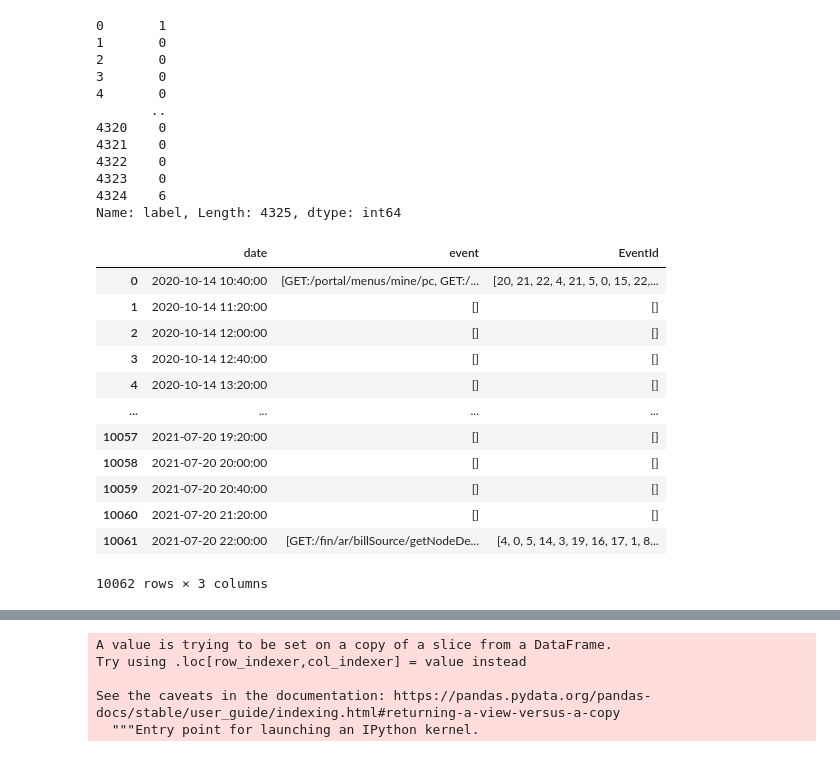
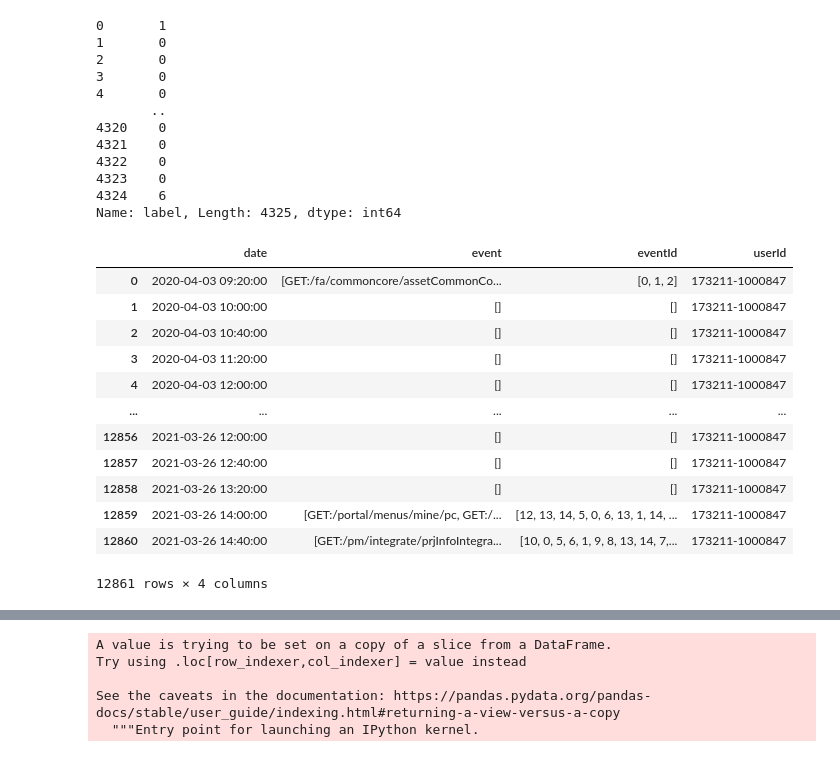
Before and after one commit to chasezcz/LogAnomalyIdentify, a Jupyter notebook: src/data_prepare.ipynb, the cells around one changed output, grey strips where cells are left out. Cells and saved outputs as stored; diff of their text form; code cells hidden in the pictures.

```diff
--- a/src/data_prepare.ipynb
+++ b/src/data_prepare.ipynb
@@ -265,44 +266,64 @@ def getLogsFromDBByUserID(userID: str, columns: List[str] = []) -> pd.DataFrame:
 # %%
 import numpy as np
 import pandas as pd
+from datetime import datetime
 import logging as log
 # from data_prepare import getLogsFromDBByUserID
 # import data_prepare
 
-# log.debug("开始处理用户%s, %d/%d" % (user, id, userNum))
-tdf = getLogsFromDBByUserID('173211-1001180', ['time', 'urlEntry', 'method'])
+users = ['173211-1000847', '173211-1000852']
+columns = [
+    'time', 'urlEntry', 'method'
+]
+
+ths = '40min'
+
+eventMap = {}
+user = users[0]
+# for id, user in enumerate(users):
+log.debug("开始处理用户%s, %d/%d" % (user, 1, 1))
+tdf = getLogsFromDBByUserID(user, columns)
 log.debug("共获取到%d条数据" % len(tdf))
-ths = '40min'
-eventMap = {}
 
 tdf['date'] = tdf['time'].apply(
     lambda timestamp: datetime.fromtimestamp(timestamp))
 tdf['event'] = tdf['method'] + ':' + tdf['urlEntry']
 tdf = tdf[['date', 'event']]
-# update event map
-# eventMap = {event: id for id, event in enumerate(
-#     df['event'].value_counts().keys())}
+
+# tdf['userId'] =
+# # update event map
+# # eventMap = {event: id for id, event in enumerate(
+# #     df['event'].value_counts().keys())}
 for event in tdf['event']:
     if event not in eventMap:
         eventMap[event] = len(eventMap)
 
-tdf['EventId'] = tdf['event'].apply(lambda e: eventMap[e])
-deeplogDf = tdf.set_index('date').resample(ths).apply(
+tdf['eventId'] = tdf['event'].apply(lambda e: eventMap[e])
+# tdf['userId'] = user
+
+rdf = tdf.set_index('date').resample(ths).apply(
     lambda array: list(array)).reset_index()
-
-deeplogDf
-# df = pd.concat([df, deeplogDf], ignore_index=True)
+rdf = rdf.dropna(axis=0, subset=['eventId'])
+rdf['userId'] = user
+rdf
+# df = pd.concat([df, rdf], ignore_index=True)
+# # 制作长序列
+# lseq = []
+# for seq in rdf['eventId']:
+#     cnter = collections.Counter(seq)
+#     lseq.extend([i for i, _ in cnter.most_common(2)])
+# longSeq = longSeq.append(' '.join(lseq))
 # %% [output]
-|  | date | event | EventId |
-| 0 | 2020-10-14 10:40:00 | [GET:/portal/menus/mine/pc, GET:/... | [20, 21, 22, 4, 21, 5, 0, 15, 22,... |
-| 1 | 2020-10-14 11:20:00 | [] | [] |
-| 2 | 2020-10-14 12:00:00 | [] | [] |
-| 3 | 2020-10-14 12:40:00 | [] | [] |
-| 4 | 2020-10-14 13:20:00 | [] | [] |
-| ... | ... | ... | ... |
-| 10057 | 2021-07-20 19:20:00 | [] | [] |
-| 10058 | 2021-07-20 20:00:00 | [] | [] |
-| 10059 | 2021-07-20 20:40:00 | [] | [] |
-| 10060 | 2021-07-20 21:20:00 | [] | [] |
-| 10061 | 2021-07-20 22:00:00 | [GET:/fin/ar/billSource/getNodeDe... | [4, 0, 5, 14, 3, 19, 16, 17, 1, 8... |
+|  | date | event | eventId | userId |
+| 0 | 2020-04-03 09:20:00 | [GET:/fa/commoncore/assetCommonCo... | [0, 1, 2] | 173211-1000847 |
+| 1 | 2020-04-03 10:00:00 | [] | [] | 173211-1000847 |
+| 2 | 2020-04-03 10:40:00 | [] | [] | 173211-1000847 |
+| 3 | 2020-04-03 11:20:00 | [] | [] | 173211-1000847 |
+| 4 | 2020-04-03 12:00:00 | [] | [] | 173211-1000847 |
+| ... | ... | ... | ... | ... |
+| 12856 | 2021-03-26 12:00:00 | [] | [] | 173211-1000847 |
+| 12857 | 2021-03-26 12:40:00 | [] | [] | 173211-1000847 |
+| 12858 | 2021-03-26 13:20:00 | [] | [] | 173211-1000847 |
+| 12859 | 2021-03-26 14:00:00 | [GET:/portal/menus/mine/pc, GET:/... | [12, 13, 14, 5, 0, 6, 13, 1, 14, ... | 173211-1000847 |
+| 12860 | 2021-03-26 14:40:00 | [GET:/pm/integrate/prjInfoIntegra... | [10, 0, 5, 6, 1, 9, 8, 13, 14, 7,... | 173211-1000847 |
-10062 rows × 3 columns
+12861 rows × 4 columns
```
Also changed, not shown: parts of 7 cells of this notebook, 3 other files.
